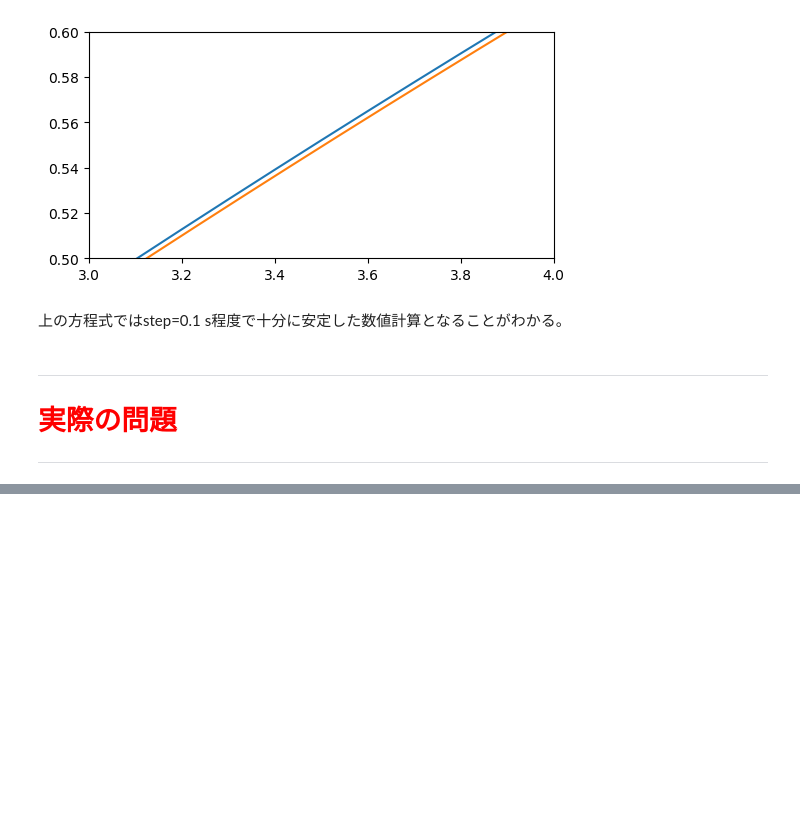
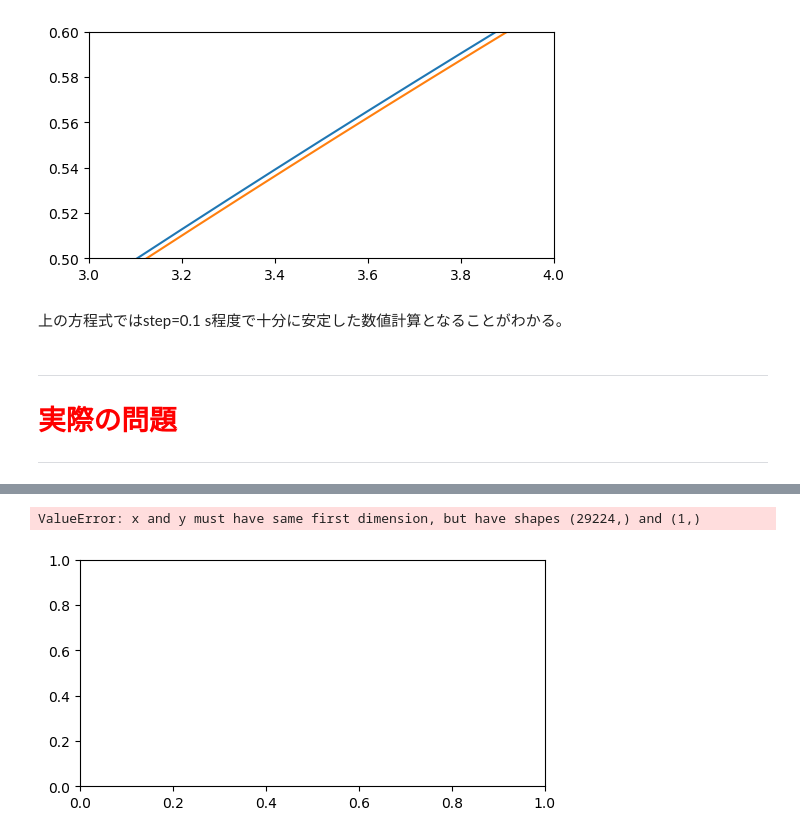
Before and after one commit to ac-yasushi/eular_method, a Jupyter notebook: eular_caliculation.ipynb, the cells around one changed output, grey strips where cells are left out. Cells and saved outputs as stored; diff of their text form; code cells hidden in the pictures; blank space fills up the shorter version.

```diff
--- a/eular_caliculation.ipynb
+++ b/eular_caliculation.ipynb
@@ -106,0 +198,7 @@ plt.show()
+# %%
+plt.figure(figsize=(6,3),dpi=100,facecolor='w', edgecolor='k')
+plt.plot(t_array, Temp_array)
+plt.show()
+# %% [output]
+ValueError: x and y must have same first dimension, but have shapes (29224,) and (1,)
+[figure, added]
```
Also changed, not shown: parts of 6 cells of this notebook.
